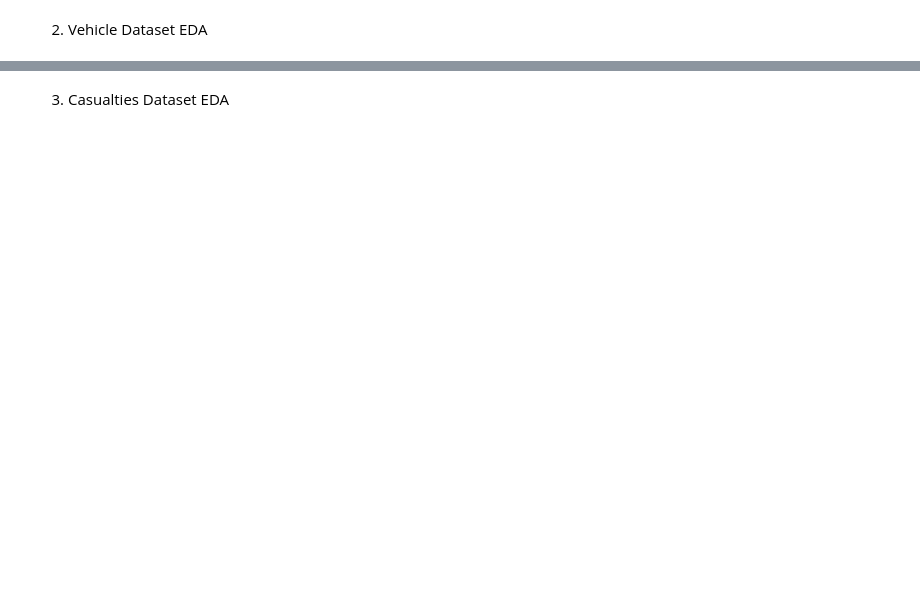
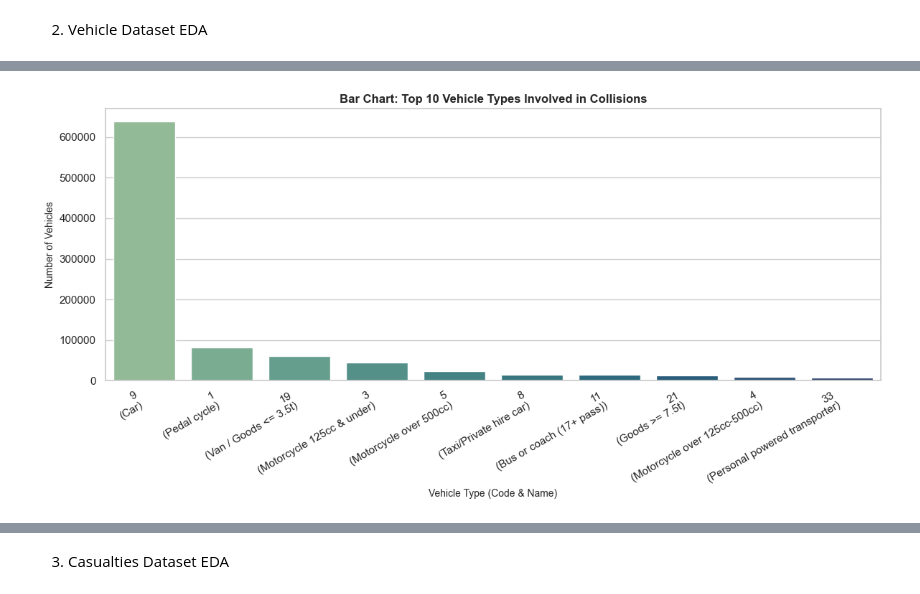
Before and after one commit to ghadiadeepali/Road_Accident_Pattern_Mining_and_Severity-Analysis, a Jupyter notebook: code.ipynb, the cells around one changed output, grey strips where cells are left out. Drawn from its saved outputs; the diff is of its cells as text; code cells hidden in the pictures; blank space fills up the shorter version.

```diff
--- a/code.ipynb
+++ b/code.ipynb
@@ -218,0 +287,66 @@ plt.show()
+# %%
+# Mapping vehicle type codes to descriptive text labels
+vehicle_mapping = {
+    1: 'Pedal cycle',
+    2: 'Motorcycle 50cc & under',
+    3: 'Motorcycle 125cc & under',
+    4: 'Motorcycle over 125cc-500cc',
+    5: 'Motorcycle over 500cc',
+    8: 'Taxi/Private hire car',
+    9: 'Car',
+    10: 'Minibus (8-16 pass)',
+    11: 'Bus or coach (17+ pass)',
+    16: 'Ridden horse',
+    17: 'Agricultural vehicle',
+    18: 'Tram',
+    19: 'Van / Goods <= 3.5t',
+    20: 'Goods > 3.5t & < 7.5t',
+    21: 'Goods >= 7.5t',
+    22: 'Mobility scooter',
+    23: 'Electric motorcycle',
+    33: 'Personal powered transporter',
+    90: 'Other vehicle',
+    97: 'Motorcycle - unknown cc',
+    98: 'Goods vehicle - unknown weight',
+    99: 'Unknown vehicle type',
+    103: 'Motorcycle - Scooter (1979-1998)',
+    104: 'Motorcycle (1979-1998)',
+    105: 'Motorcycle - Combination (1979-1998)',
+    106: 'Motorcycle over 125cc (1999-2004)',
+    108: 'Taxi (excl. private hire) (1979-2004)',
+    109: 'Car (incl. private hire) (1979-2004)',
+    110: 'Minibus/Motor caravan (1979-1998)',
+    113: 'Goods over 3.5 tonnes (1979-1998)'
+}
+
+plt.figure(figsize=(12, 6))
+
+# Top 10 vehicle types
+top_vehicles = vehicles_df['vehicle_type'].value_counts().head(10).reset_index()
+top_vehicles.columns = ['vehicle_type', 'count']
+
+# Map numeric codes to labels for display clarity
+top_vehicles['vehicle_label'] = top_vehicles['vehicle_type'].map(
+    lambda x: f"{x}\n({vehicle_mapping.get(x, 'Unknown')})"
+)
+
+ax = sns.barplot(
+    data=top_vehicles,
+    x='vehicle_label',
+    y='count',
+    palette='crest',
+    hue='vehicle_label',
+    legend=False
+)
+
+plt.title('Bar Chart: Top 10 Vehicle Types Involved in Collisions', fontsize=12, fontweight='bold')
+plt.xlabel('Vehicle Type (Code & Name)', fontsize=10)
+plt.ylabel('Number of Vehicles', fontsize=10)
+
+# Rotate X-axis labels for better legibility
+plt.xticks(rotation=30, ha='right')
+
+plt.tight_layout()
+plt.show()
+# %% [output]
+[figure, added]
```
Also changed, not shown: parts of 15 cells of this notebook.
